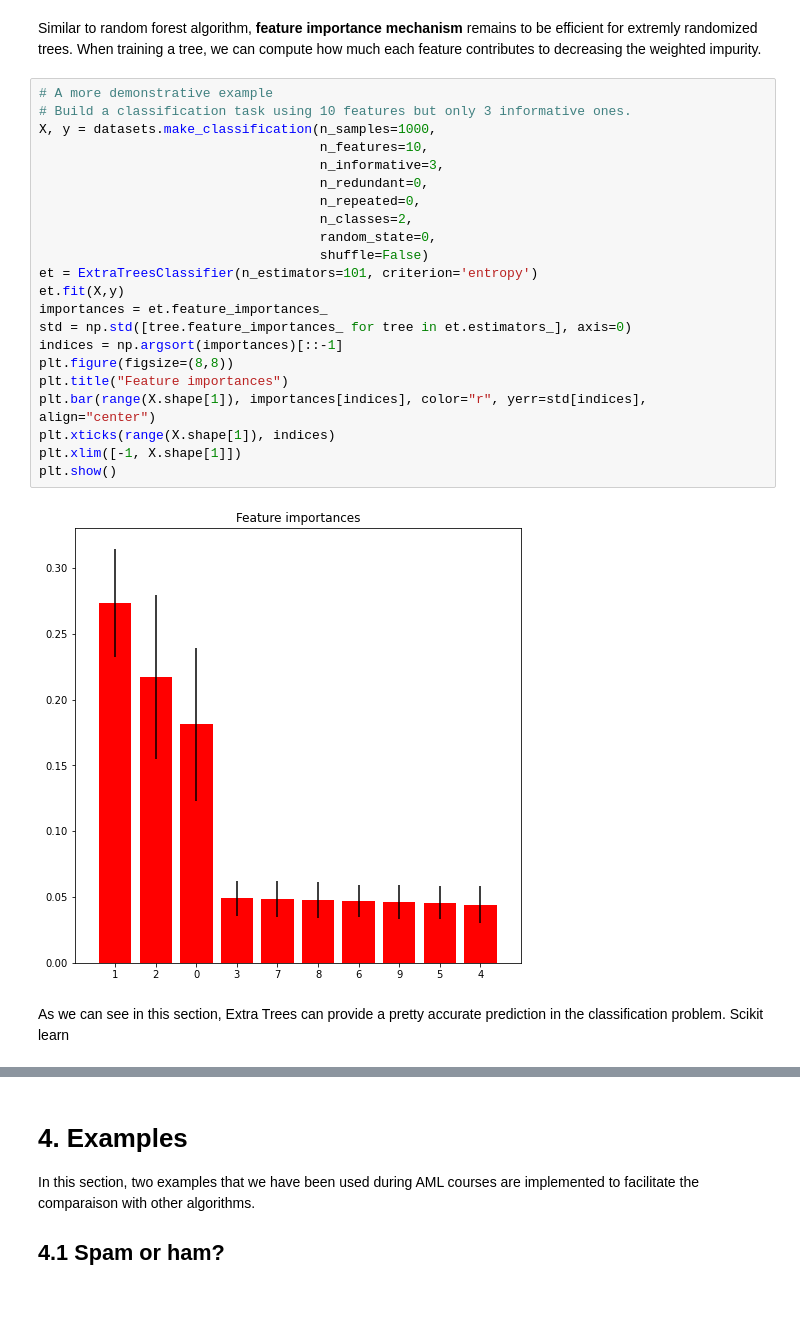
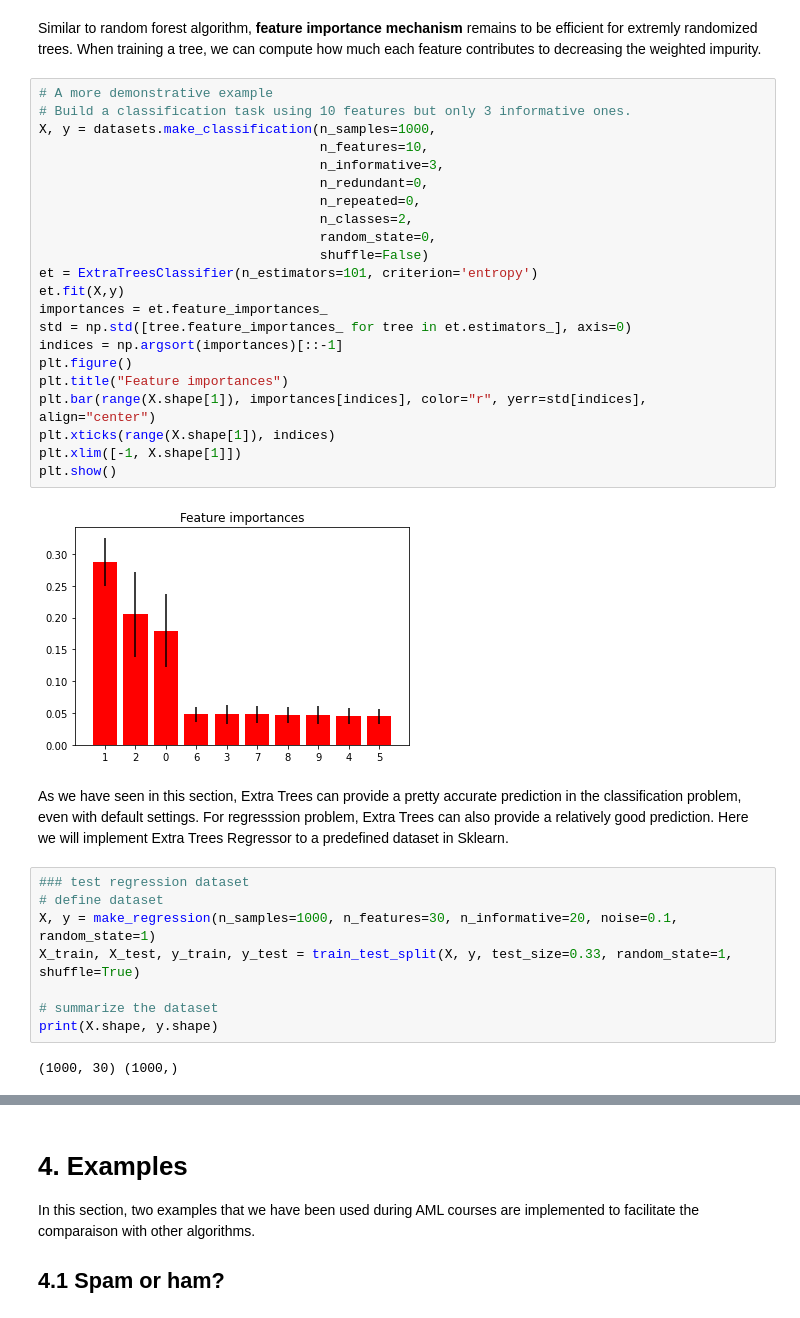
Before and after one commit to Ziqing-WU/ERT-Notebook, a Jupyter notebook: ExtraTrees.ipynb, the cells around one changed output, grey strips where cells are left out. Cells and saved outputs as stored; diff of their text form.

Commit message:
regressor updated

```diff
--- a/ExtraTrees.ipynb
+++ b/ExtraTrees.ipynb
@@ -238,26 +243,36 @@ Similar to random forest algorithm, **feature importance mechanism** remains to
 # %%
 # A more demonstrative example
 # Build a classification task using 10 features but only 3 informative ones.
 X, y = datasets.make_classification(n_samples=1000,
                                     n_features=10,
                                     n_informative=3,
                                     n_redundant=0,
                                     n_repeated=0,
                                     n_classes=2,
                                     random_state=0,
                                     shuffle=False)
 et = ExtraTreesClassifier(n_estimators=101, criterion='entropy')
 et.fit(X,y)
 importances = et.feature_importances_
 std = np.std([tree.feature_importances_ for tree in et.estimators_], axis=0)
 indices = np.argsort(importances)[::-1]
-plt.figure(figsize=(8,8))
+plt.figure()
 plt.title("Feature importances")
 plt.bar(range(X.shape[1]), importances[indices], color="r", yerr=std[indices], align="center")
 plt.xticks(range(X.shape[1]), indices)
 plt.xlim([-1, X.shape[1]])
 plt.show()
 # %% [output]
-[figure, old version]
+[figure, new version]
 # %% [markdown]
-As we can see in this section, Extra Trees can provide a pretty accurate prediction in the classification problem. Scikit learn
+As we have seen in this section, Extra Trees can provide a pretty accurate prediction in the classification problem, even with default settings. For regresssion problem, Extra Trees can also provide a relatively good prediction. Here we will implement Extra Trees Regressor to a predefined dataset in Sklearn.
+# %%
+### test regression dataset
+# define dataset
+X, y = make_regression(n_samples=1000, n_features=30, n_informative=20, noise=0.1, random_state=1)
+X_train, X_test, y_train, y_test = train_test_split(X, y, test_size=0.33, random_state=1, shuffle=True)
+
+# summarize the dataset
+print(X.shape, y.shape)
+# %% [output]
+(1000, 30) (1000,)
```
Also changed, not shown: parts of 8 cells of this notebook.
